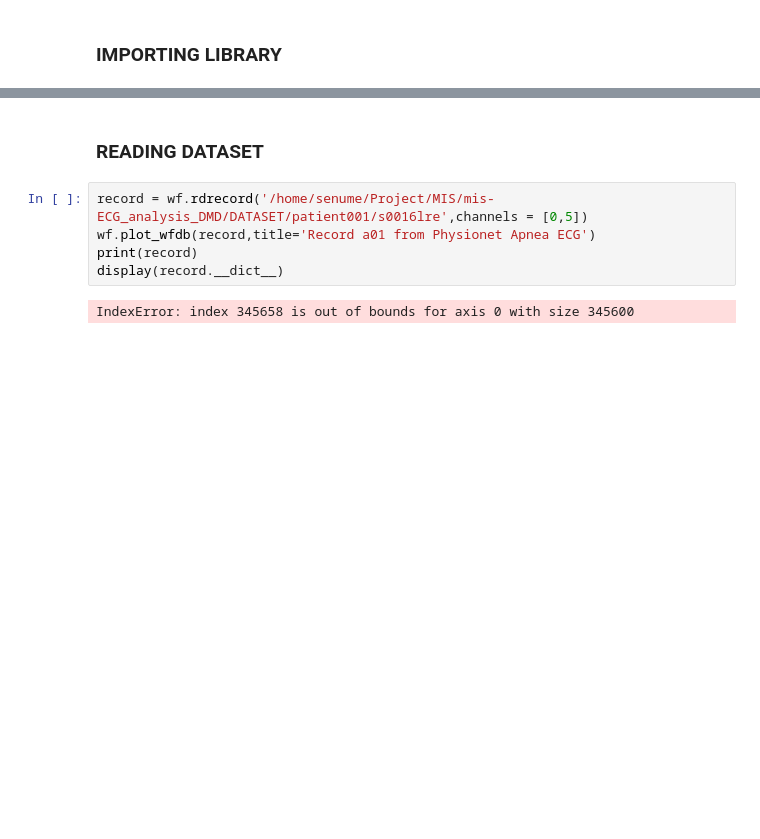
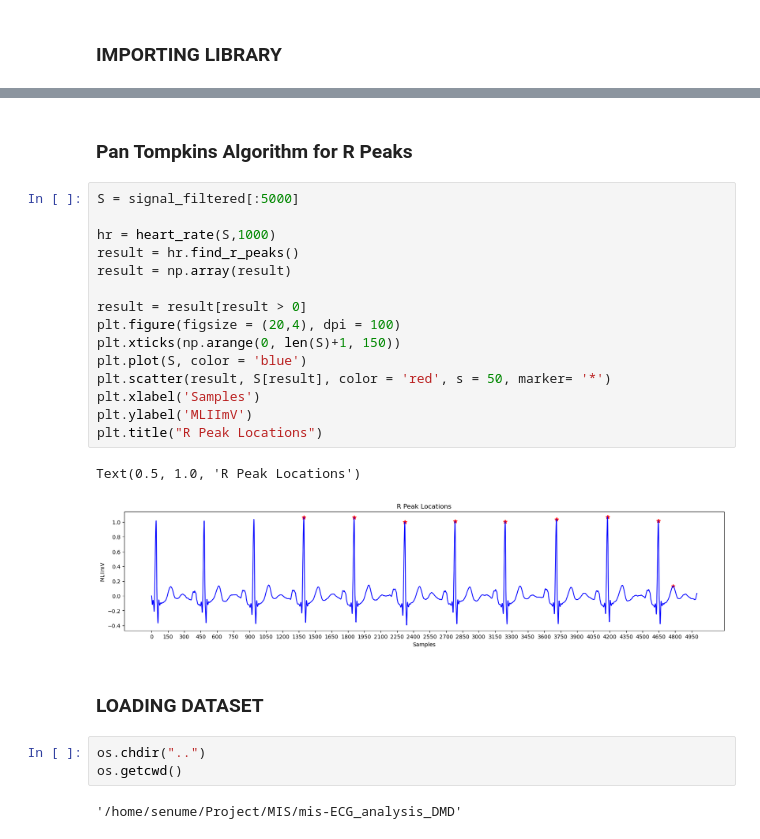
Before and after one commit to Senume/ECG_analysis_DMD, a Jupyter notebook: src/ECG_analysis_DMD.ipynb, the cells around one changed output, grey strips where cells are left out. Cells and saved outputs as stored; diff of their text form; blank space fills up the shorter version.

Commit message:
Filtering and Pan Tompkins Algo Implemented. Additional supported class where added.

```diff
--- a/src/ECG_analysis_DMD.ipynb
+++ b/src/ECG_analysis_DMD.ipynb
@@ -7,9 +60,27 @@ import wfdb as wf
+# %% [markdown]
+### **Pan Tompkins Algorithm for R Peaks**
+# %%
+S = signal_filtered[:5000]
+
+hr = heart_rate(S,1000)
+result = hr.find_r_peaks()
+result = np.array(result)
+
+result = result[result > 0]
+plt.figure(figsize = (20,4), dpi = 100)
+plt.xticks(np.arange(0, len(S)+1, 150))
+plt.plot(S, color = 'blue')
+plt.scatter(result, S[result], color = 'red', s = 50, marker= '*')
+plt.xlabel('Samples')
+plt.ylabel('MLIImV')
+plt.title("R Peak Locations")
+# %% [output]
+Text(0.5, 1.0, 'R Peak Locations')
+[figure, added]
 # %% [markdown]
-### **READING DATASET**
+### **LOADING DATASET**
-# %%
-record = wf.rdrecord('/home/senume/Project/MIS/mis-ECG_analysis_DMD/DATASET/patient001/s0016lre',channels = [0,5])
-wf.plot_wfdb(record,title='Record a01 from Physionet Apnea ECG')
-print(record)
-display(record.__dict__)
-# %% [output]
-IndexError: index 345658 is out of bounds for axis 0 with size 345600
+# %%
+os.chdir("..")
+os.getcwd()
+# %% [output]
+'/home/senume/Project/MIS/mis-ECG_analysis_DMD'
```
Also changed, not shown: parts of 4 cells of this notebook, 2 other files.
